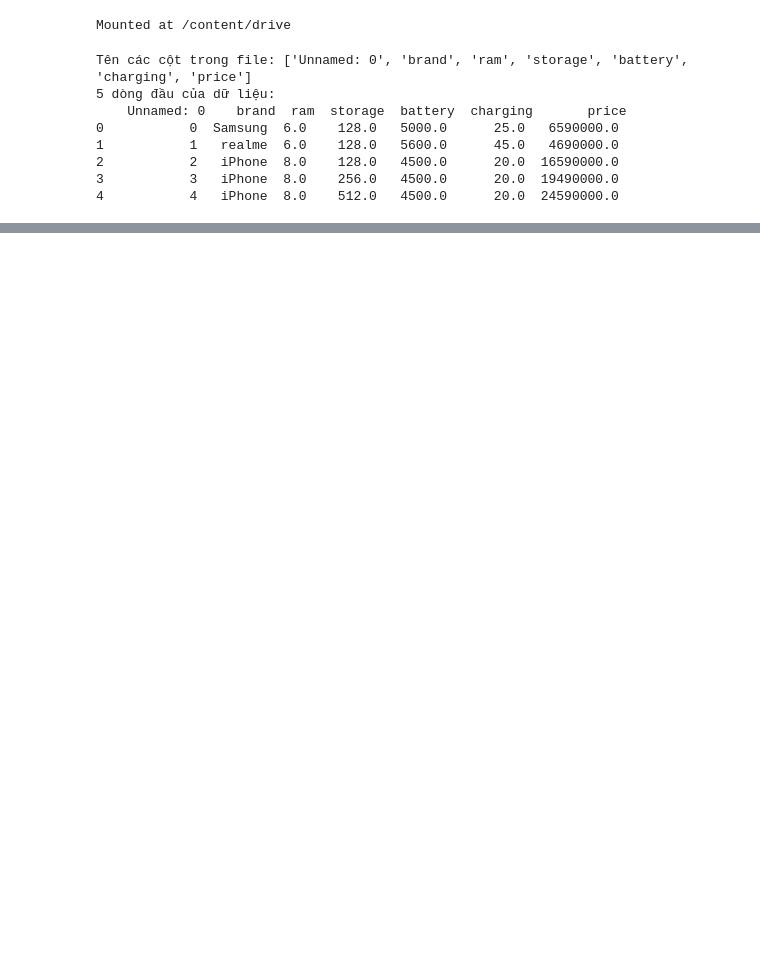
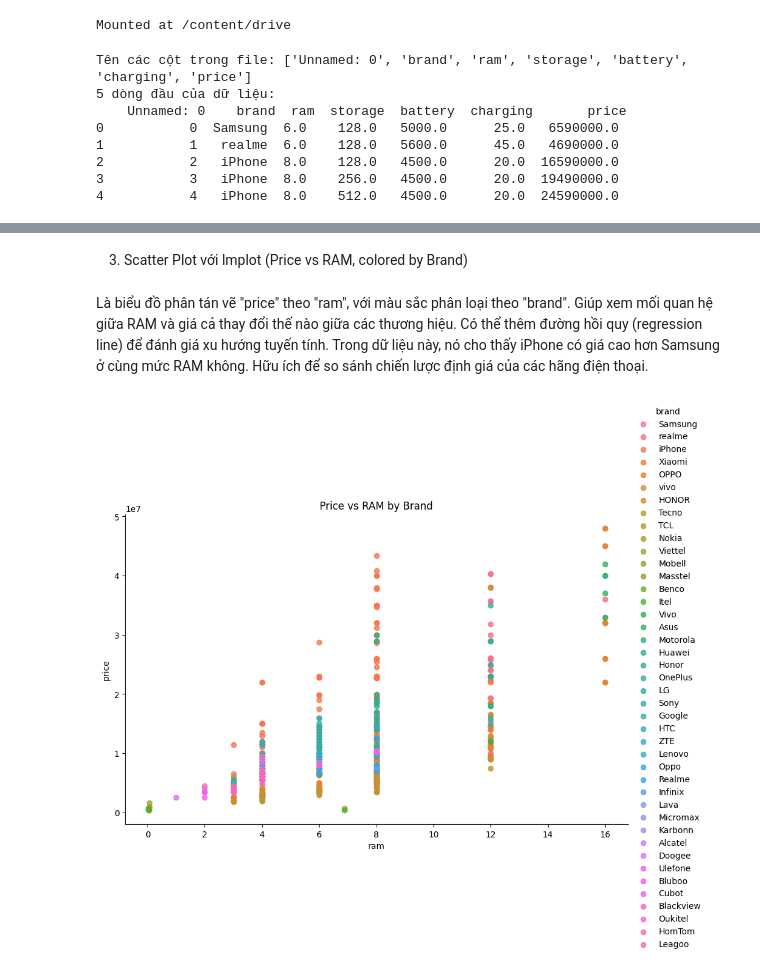
Before and after one commit to ManhLeo/PhoneDataAnalysis, a Jupyter notebook: Trực_quan_hóa.ipynb, the cells around one changed output, grey strips where cells are left out. Cells and saved outputs as stored; diff of their text form; code cells hidden in the pictures; blank space fills up the shorter version.

```diff
--- a/Trực_quan_hóa.ipynb
+++ b/Trực_quan_hóa.ipynb
@@ -112,0 +66,14 @@ plt.show()
+# %% [markdown]
+3. Scatter Plot với lmplot (Price vs RAM, colored by Brand)
+# %% [markdown]
+Là biểu đồ phân tán vẽ "price" theo "ram", với màu sắc phân loại theo "brand".
+Giúp xem mối quan hệ giữa RAM và giá cả thay đổi thế nào giữa các thương hiệu.
+Có thể thêm đường hồi quy (regression line) để đánh giá xu hướng tuyến tính.
+Trong dữ liệu này, nó cho thấy iPhone có giá cao hơn Samsung ở cùng mức RAM không.
+Hữu ích để so sánh chiến lược định giá của các hãng điện thoại.
+# %%
+sns.lmplot(x='ram', y='price', hue='brand', data=df, fit_reg=False, height=6, aspect=1.5)
+plt.title('Price vs RAM by Brand')
+plt.show()
+# %% [output]
+[figure, added]
```
Also changed, not shown: parts of 13 cells of this notebook, 7 other files.
